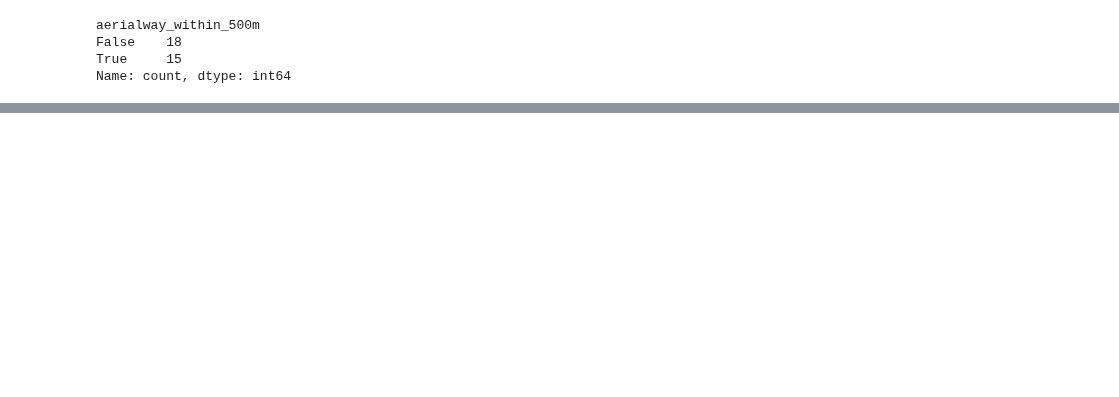
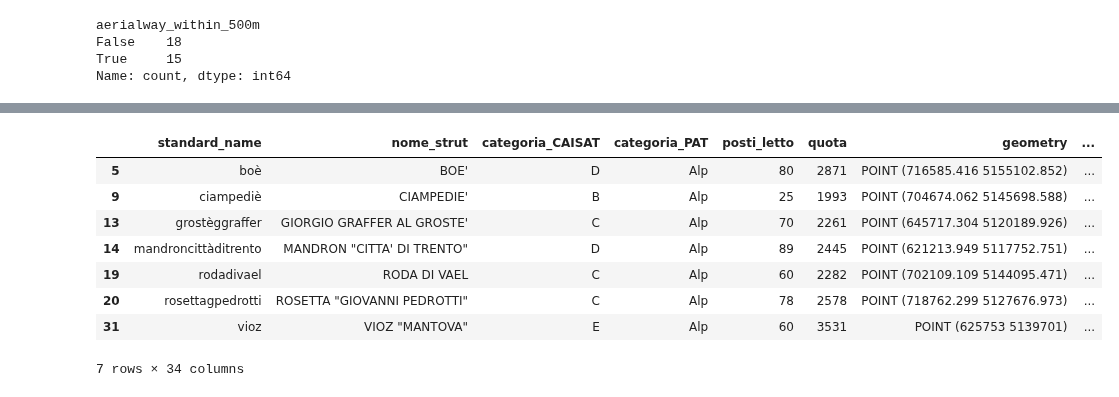
Before and after one commit to dclfbk/alpinehutsustainability, a Jupyter notebook: code/mcdm_analysis.ipynb, the cells around one changed output, grey strips where cells are left out. Saved outputs shown, nothing was run; the diff lists cells and outputs as text; code cells hidden in the pictures; blank space fills up the shorter version.

```diff
--- a/code/mcdm_analysis.ipynb
+++ b/code/mcdm_analysis.ipynb
@@ -380,0 +338,12 @@ This is a good criteria, but I can dive deeper and add the trails network to che
+# %%
+merged_df[merged_df['lift_ids_within_2300m'].notna()]
+# %% [output]
+|  | standard_name | nome_strut | categoria_CAISAT | categoria_PAT | posti_letto | quota | geometry | ... |
+| 5 | boè | BOE' | D | Alp | 80 | 2871 | POINT (716585.416 5155102.852) | ... |
+| 9 | ciampediè | CIAMPEDIE' | B | Alp | 25 | 1993 | POINT (704674.062 5145698.588) | ... |
+| 13 | grostèggraffer | GIORGIO GRAFFER AL GROSTE' | C | Alp | 70 | 2261 | POINT (645717.304 5120189.926) | ... |
+| 14 | mandroncittàditrento | MANDRON "CITTA' DI TRENTO" | D | Alp | 89 | 2445 | POINT (621213.949 5117752.751) | ... |
+| 19 | rodadivael | RODA DI VAEL | C | Alp | 60 | 2282 | POINT (702109.109 5144095.471) | ... |
+| 20 | rosettagpedrotti | ROSETTA "GIOVANNI PEDROTTI" | C | Alp | 78 | 2578 | POINT (718762.299 5127676.973) | ... |
+| 31 | vioz | VIOZ "MANTOVA" | E | Alp | 60 | 3531 | POINT (625753 5139701) | ... |
+7 rows × 34 columns
```
Also changed, not shown: parts of 44 cells of this notebook, 1 other file.
